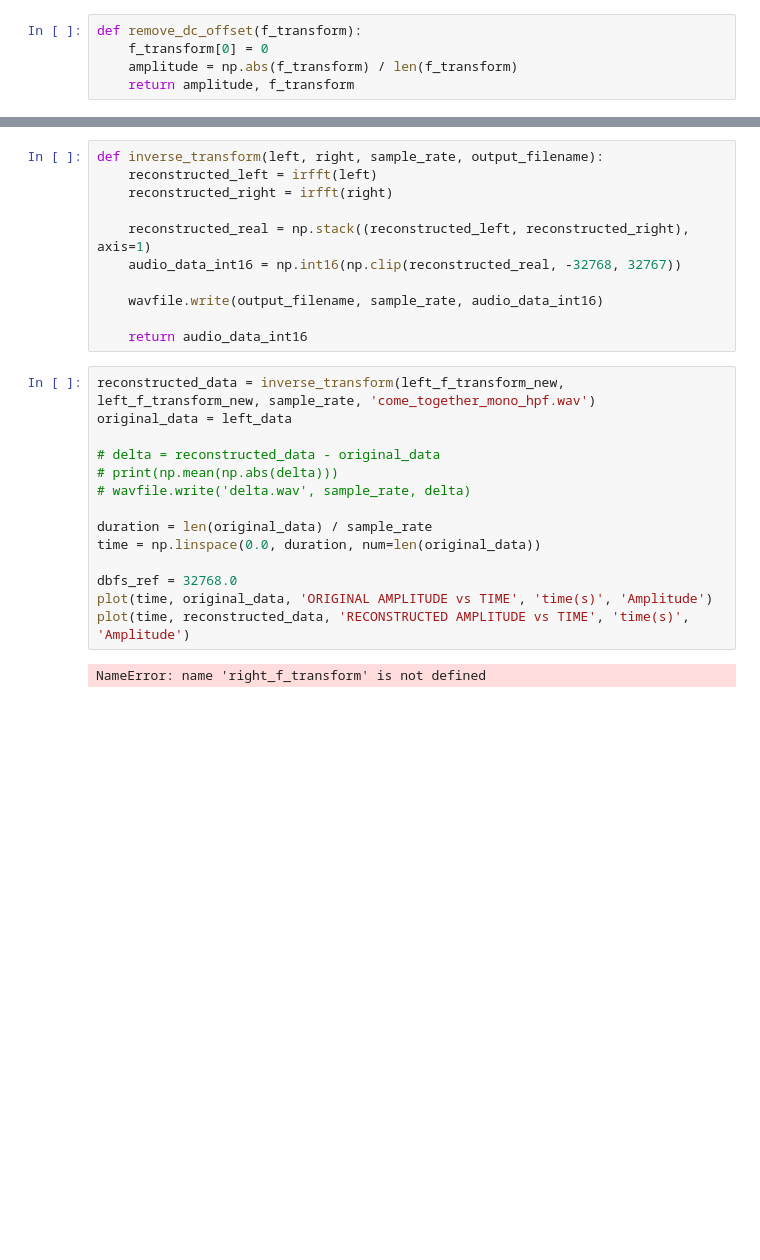
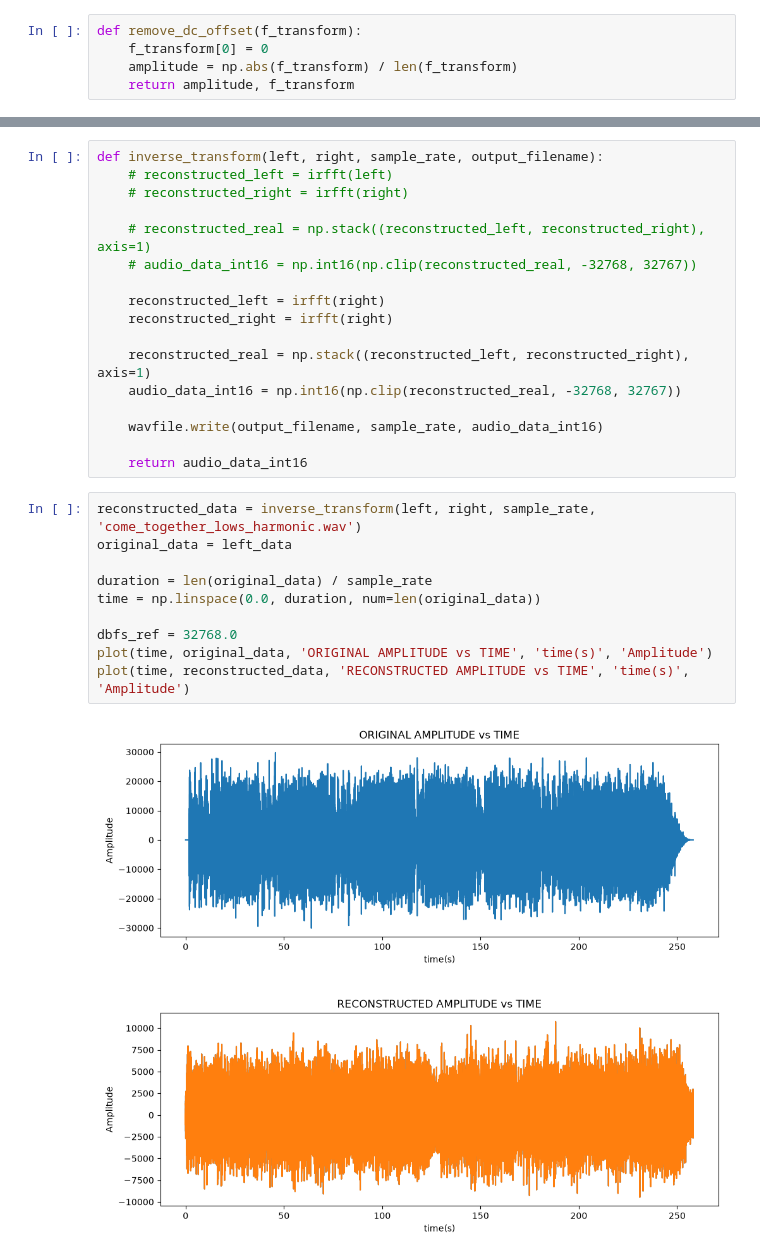
Before and after one commit to EranMaor/Audio-Processing, a Jupyter notebook: fourier.ipynb, the cells around one changed output, grey strips where cells are left out. Saved outputs shown, nothing was run; the diff lists cells and outputs as text; blank space fills up the shorter version.

```diff
--- a/fourier.ipynb
+++ b/fourier.ipynb
@@ -184,6 +204,12 @@ plot(f, left_amplitude_new,  'Left Come Together - Amplitude vs Frequencies (pos
 # %%
 def inverse_transform(left, right, sample_rate, output_filename):
-    reconstructed_left = irfft(left)
+    # reconstructed_left = irfft(left)
+    # reconstructed_right = irfft(right)
+
+    # reconstructed_real = np.stack((reconstructed_left, reconstructed_right), axis=1)
+    # audio_data_int16 = np.int16(np.clip(reconstructed_real, -32768, 32767))
+
+    reconstructed_left = irfft(right)
     reconstructed_right = irfft(right)
 
     reconstructed_real = np.stack((reconstructed_left, reconstructed_right), axis=1)
@@ -193,18 +219,15 @@ def inverse_transform(left, right, sample_rate, output_filename):
 
     return audio_data_int16
 # %%
-reconstructed_data = inverse_transform(left_f_transform_new, left_f_transform_new, sample_rate, 'come_together_mono_hpf.wav')
+reconstructed_data = inverse_transform(left, right, sample_rate, 'come_together_lows_harmonic.wav')
 original_data = left_data
-
-# delta = reconstructed_data - original_data
-# print(np.mean(np.abs(delta)))
-# wavfile.write('delta.wav', sample_rate, delta)
 
 duration = len(original_data) / sample_rate
 time = np.linspace(0.0, duration, num=len(original_data))
 
 dbfs_ref = 32768.0
 plot(time, original_data, 'ORIGINAL AMPLITUDE vs TIME', 'time(s)', 'Amplitude')
 plot(time, reconstructed_data, 'RECONSTRUCTED AMPLITUDE vs TIME', 'time(s)', 'Amplitude')
 # %% [output]
-NameError: name 'right_f_transform' is not defined
+[figure, added]
+[figure, added]
```
Also changed, not shown: parts of 6 cells of this notebook, 4 other files.
